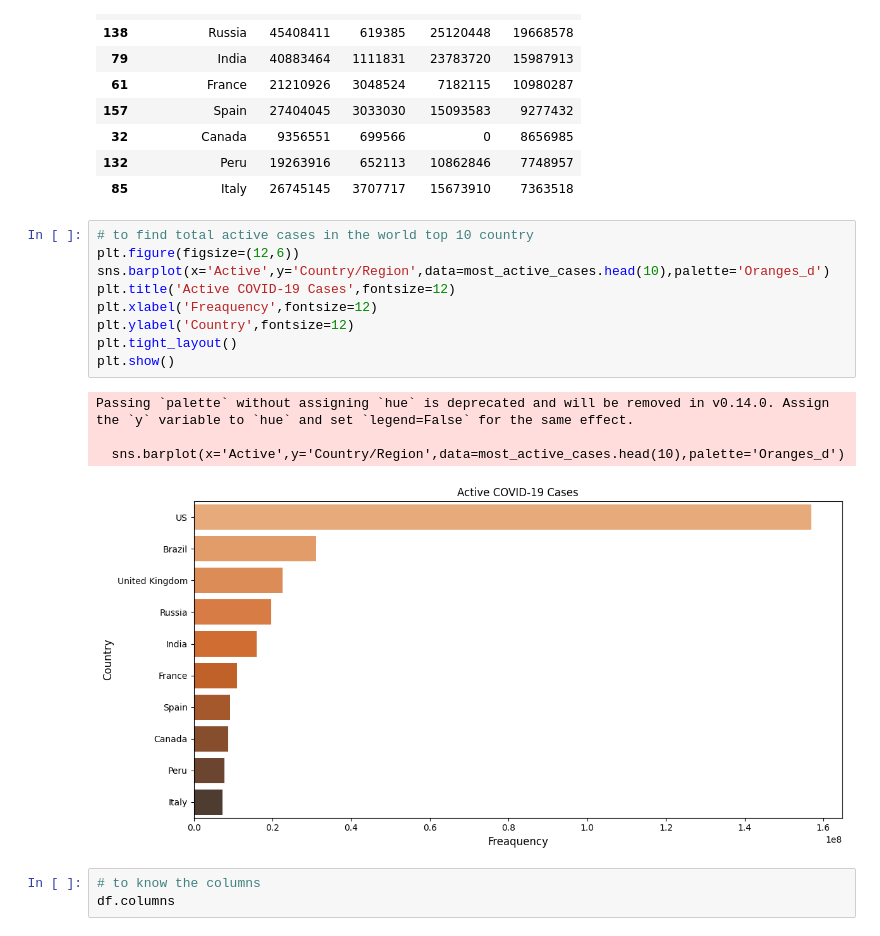
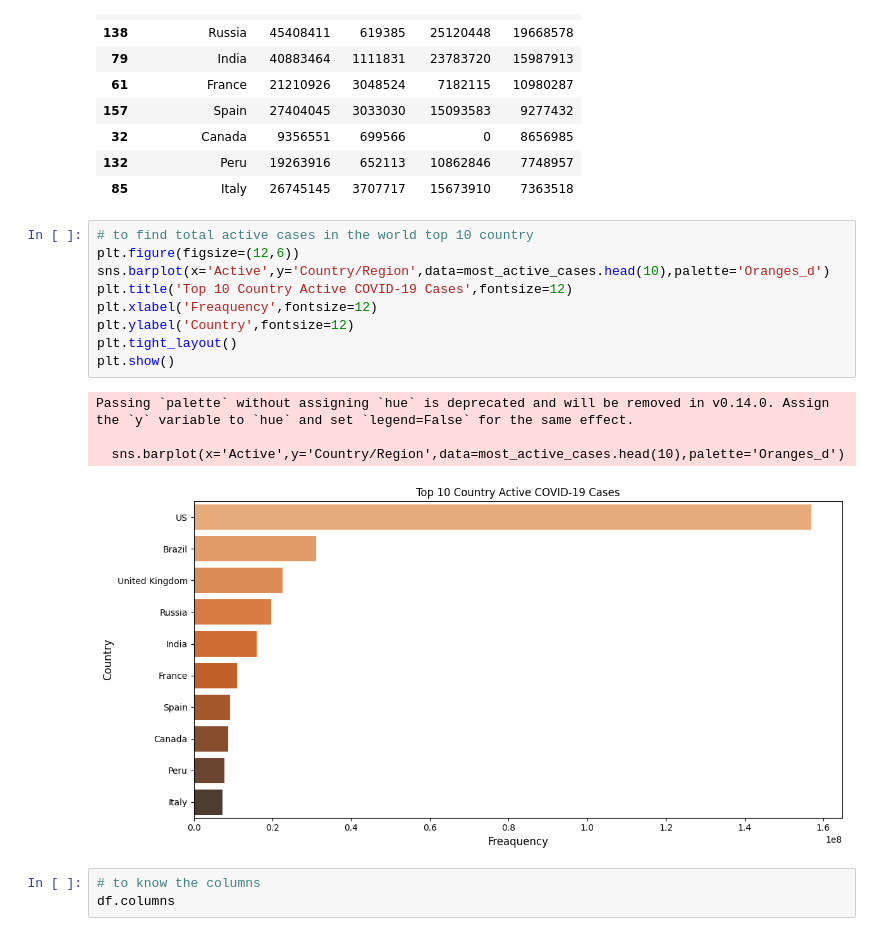
Before and after one commit to s56874/covid19_data_insights, a Jupyter notebook: covid_19_data_analysis.ipynb, the cells around one changed output. Cells and saved outputs as stored; diff of their text form.

```diff
--- a/covid_19_data_analysis.ipynb
+++ b/covid_19_data_analysis.ipynb
@@ -354,17 +354,17 @@ most_active_cases.head(10)
 # %%
 # to find total active cases in the world top 10 country
 plt.figure(figsize=(12,6))
 sns.barplot(x='Active',y='Country/Region',data=most_active_cases.head(10),palette='Oranges_d')
-plt.title('Active COVID-19 Cases',fontsize=12)
+plt.title('Top 10 Country Active COVID-19 Cases',fontsize=12)
 plt.xlabel('Freaquency',fontsize=12)
 plt.ylabel('Country',fontsize=12)
 plt.tight_layout()
 plt.show()
 # %% [output]
 Passing `palette` without assigning `hue` is deprecated and will be removed in v0.14.0. Assign the `y` variable to `hue` and set `legend=False` for the same effect.
 
   sns.barplot(x='Active',y='Country/Region',data=most_active_cases.head(10),palette='Oranges_d')
-[figure, old version]
+[figure, new version]
 # %%
 # to know the columns
 df.columns
```
Also changed, not shown: parts of 3 cells of this notebook.
